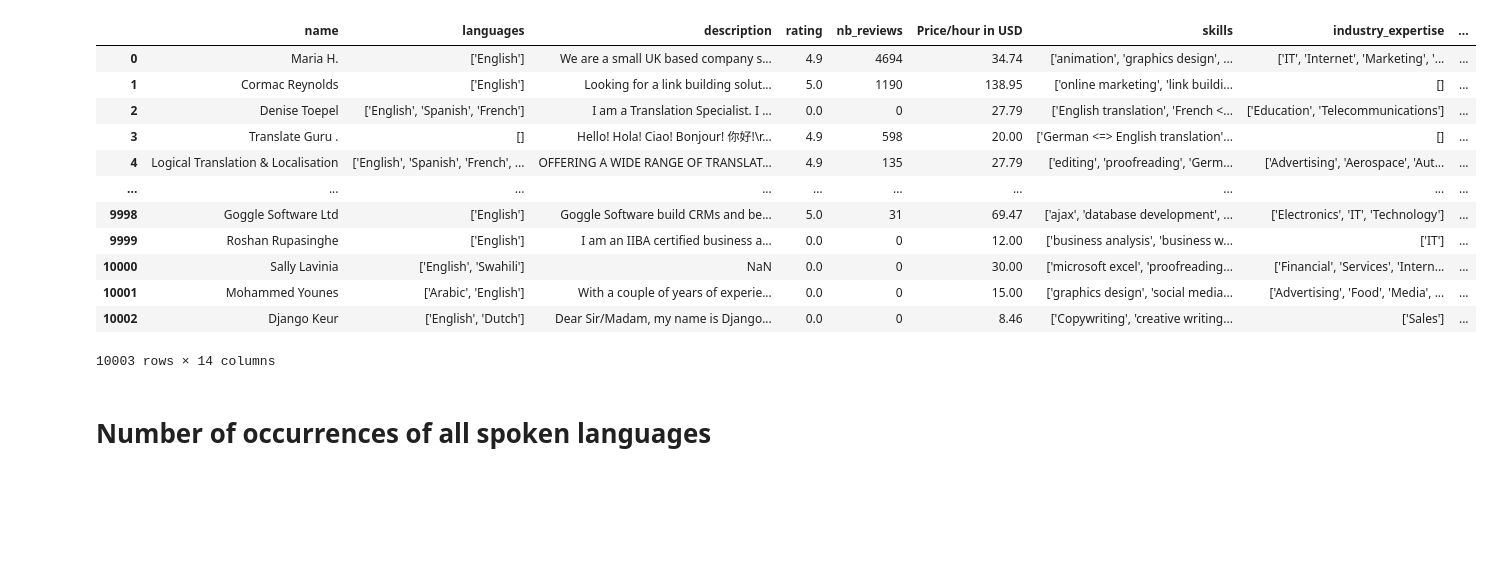
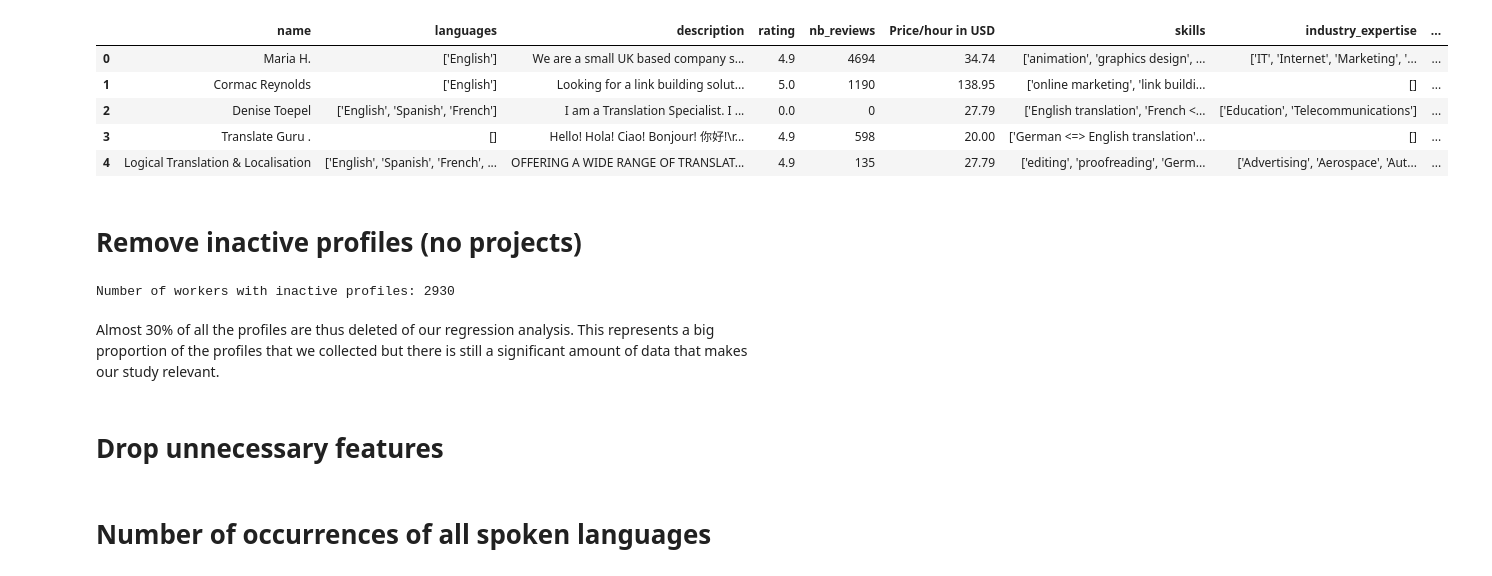
Before and after one commit to Victor-Manach/MODS207, a Jupyter notebook: regression.ipynb, the cells around one changed output. Saved outputs shown, nothing was run; the diff lists cells and outputs as text; code cells hidden in the pictures; blank space fills up the shorter version.

```diff
--- a/regression.ipynb
+++ b/regression.ipynb
@@ -8,18 +12,17 @@ import statsmodels.api as sm
 scraping_date = '_26_04_2021'
 data = pd.read_csv('./data/full_profiles'+scraping_date+'.csv')
 # %%
-data
+data.head(5)
 # %% [output]
 |  | name | languages | description | rating | nb_reviews | Price/hour in USD | skills | industry_expertise | ... |
 | 0 | Maria H. | ['English'] | We are a small UK based company s... | 4.9 | 4694 | 34.74 | ['animation', 'graphics design', ... | ['IT', 'Internet', 'Marketing', '... | ... |
 | 1 | Cormac Reynolds | ['English'] | Looking for a link building solut... | 5.0 | 1190 | 138.95 | ['online marketing', 'link buildi... | [] | ... |
 | 2 | Denise Toepel | ['English', 'Spanish', 'French'] | I am a Translation Specialist. I ... | 0.0 | 0 | 27.79 | ['English translation', 'French <... | ['Education', 'Telecommunications'] | ... |
 | 3 | Translate Guru . | [] | Hello! Hola! Ciao! Bonjour! 你好!\r... | 4.9 | 598 | 20.00 | ['German <=> English translation'... | [] | ... |
 | 4 | Logical Translation & Localisation | ['English', 'Spanish', 'French', ... | OFFERING A WIDE RANGE OF TRANSLAT... | 4.9 | 135 | 27.79 | ['editing', 'proofreading', 'Germ... | ['Advertising', 'Aerospace', 'Aut... | ... |
-| ... | ... | ... | ... | ... | ... | ... | ... | ... | ... |
-| 9998 | Goggle Software Ltd | ['English'] | Goggle Software build CRMs and be... | 5.0 | 31 | 69.47 | ['ajax', 'database development', ... | ['Electronics', 'IT', 'Technology'] | ... |
-| 9999 | Roshan Rupasinghe | ['English'] | I am an IIBA certified business a... | 0.0 | 0 | 12.00 | ['business analysis', 'business w... | ['IT'] | ... |
-| 10000 | Sally Lavinia | ['English', 'Swahili'] | NaN | 0.0 | 0 | 30.00 | ['microsoft excel', 'proofreading... | ['Financial', 'Services', 'Intern... | ... |
-| 10001 | Mohammed Younes | ['Arabic', 'English'] | With a couple of years of experie... | 0.0 | 0 | 15.00 | ['graphics design', 'social media... | ['Advertising', 'Food', 'Media', ... | ... |
-| 10002 | Django Keur | ['English', 'Dutch'] | Dear Sir/Madam, my name is Django... | 0.0 | 0 | 8.46 | ['Copywriting', 'creative writing... | ['Sales'] | ... |
-10003 rows × 14 columns
+# %% [markdown]
+# Remove inactive profiles (no projects)
+# %%
+print('Number of workers with inactive profiles:',  len(data.loc[(data['nb_projects'] == 0)]))
+# %% [output]
+Number of workers with inactive profiles: 2930
@@ -25,0 +31,4 @@ data
+# %% [markdown]
+Almost 30% of all the profiles are thus deleted of our regression analysis. This represents a big proportion of the profiles that we collected but there is still a significant amount of data that makes our study relevant.
+# %% [markdown]
+# Drop unnecessary features
```
Also changed, not shown: parts of 28 cells of this notebook, 1 other file.
